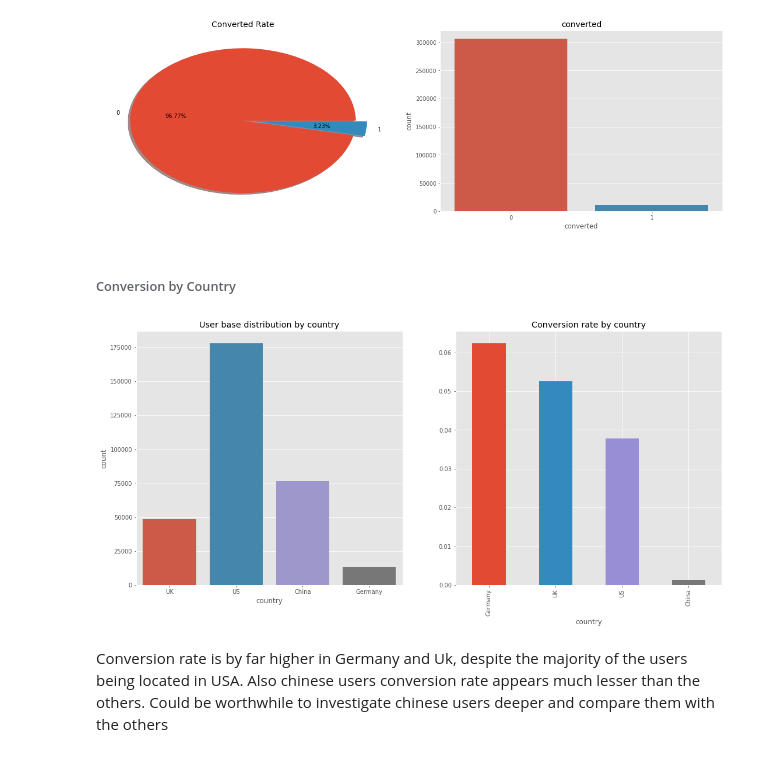
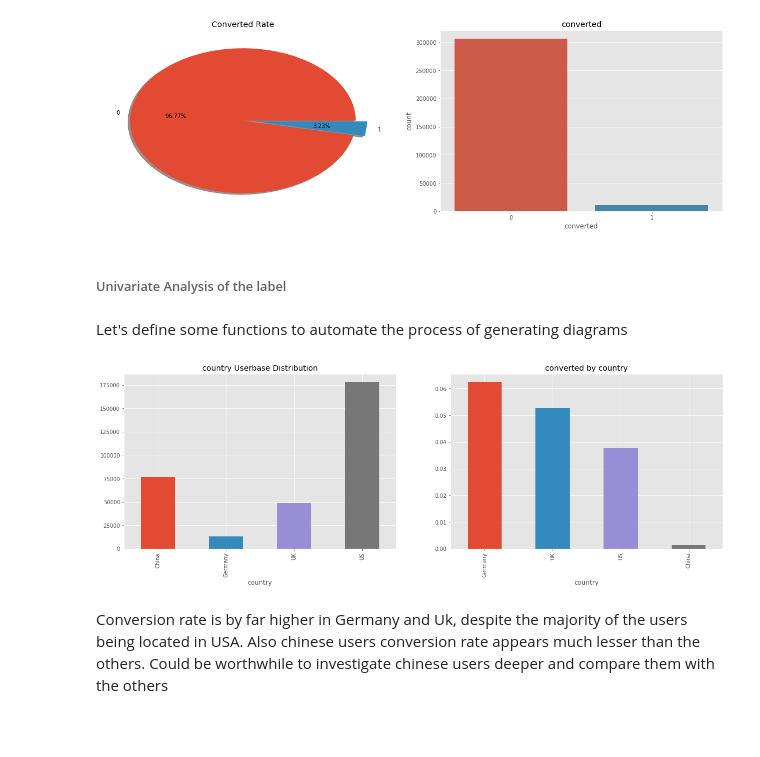
Before and after one commit to bruno-raffa/Conversion-Rate-Optimization, a Jupyter notebook: Notebook.ipynb, the cells around one changed output. Cells and saved outputs as stored; diff of their text form; code cells hidden in the pictures; blank space fills up the shorter version.

```diff
--- a/Notebook.ipynb
+++ b/Notebook.ipynb
@@ -183,13 +183,15 @@ ax[1].set_title('converted')
 plt.show()
 # %% [output]
 [figure]
-# %% [markdown]
-###### Conversion by Country
+# %% [markdown]
+###### Univariate Analysis of the label
+# %% [markdown]
+Let's define some functions to automate the process of generating diagrams
 # %%
-f, ax = plt.subplots(1,2,figsize=(18,8))
-sns.countplot('country', data=df, ax=ax[0])
-ax[0].set_title('User base distribution by country')
-df.groupby('country').converted.mean().sort_values(ascending=False).plot(kind='bar')
-ax[1].set_title('Conversion rate by country');
+# to generate bar charts
+def makebarchart(df, column, label):
+    f, ax = plt.subplots(1,2, figsize= figsize)
+    df.groupby(column)[label].count().plot.bar(ax=ax[0])
+    ax[0].set_title(column + ' Userbase Distribution')
+    df.groupby(column)[label].mean().sort_values(ascending=False).plot.bar(ax=ax[1])
+    ax[1].set_title(label + ' by ' + column);
-# %% [output]
-[figure, removed]
@@ -196,3 +207,7 @@ ax[1].set_title('Conversion rate by country');
+# %%
+makebarchart(df, 'country', 'converted')
+# %% [output]
+[figure, added]
 # %% [markdown]
 Conversion rate is by far higher in Germany and Uk, despite the majority of the users being located in USA. Also chinese users
 conversion rate appears much lesser than the others. Could be worthwhile to investigate chinese users deeper and compare them with the others
```
Also changed, not shown: parts of 14 cells of this notebook.
